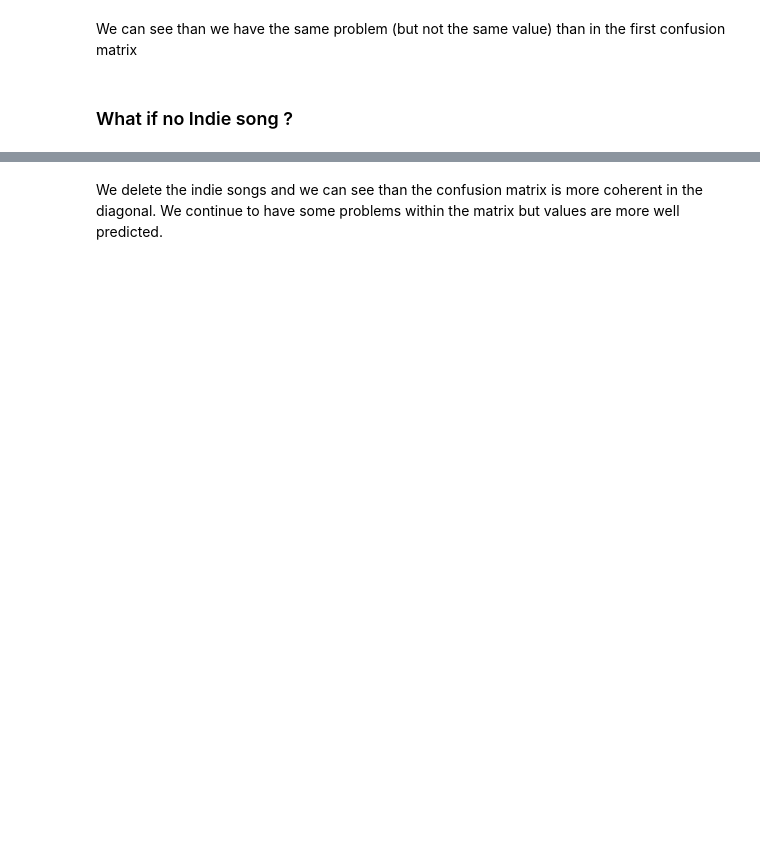
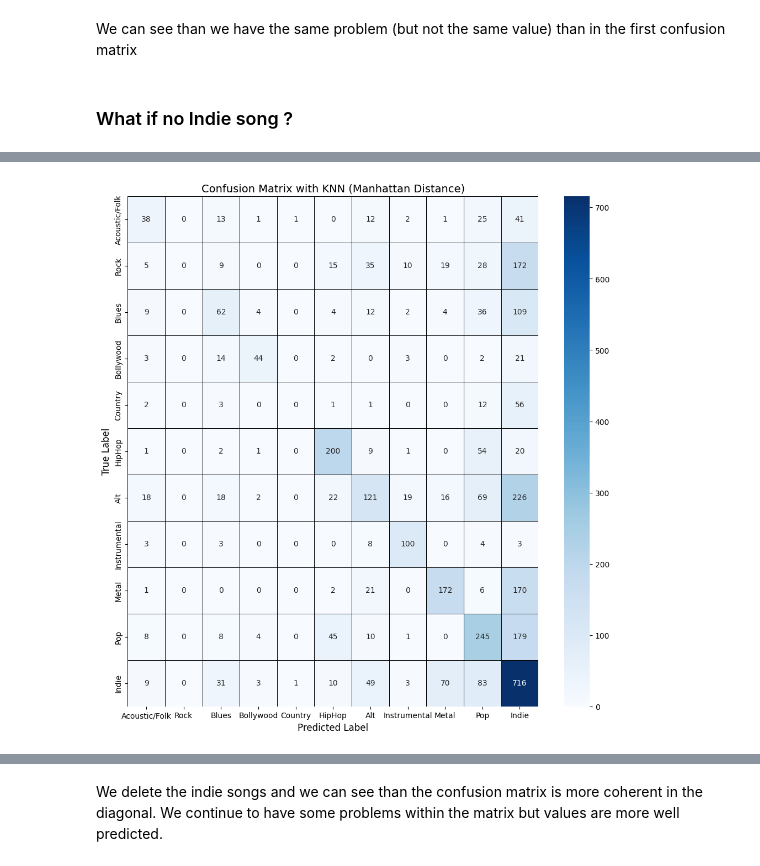
Before and after one commit to Hugo-Leyx-valade/projet-ML, a Jupyter notebook: Untitled1.ipynb, the cells around one changed output, grey strips where cells are left out. Cells and saved outputs as stored; diff of their text form; code cells hidden in the pictures; blank space fills up the shorter version.

```diff
--- a/Untitled1.ipynb
+++ b/Untitled1.ipynb
@@ -759,8 +803,0 @@ Test set: (2610, 16)     (2610,)
-# %%
-from sklearn.metrics import accuracy_score
-
-accuracy = metrics.accuracy_score(y_test, y_pred)
-Precision = metrics.precision_score(y_test, y_pred, average='macro')
-Sensitivity_recall = metrics.recall_score(y_test, y_pred, average='macro')
-Specificity = metrics.recall_score(y_test, y_pred, average='macro')
-F1_score = metrics.f1_score(y_test, y_pred, average='macro')
@@ -816,0 +895,77 @@ support    513.000000  1097.000000  1039.000000  326.000000  299.000000
+# %%
+from sklearn.svm import SVC
+svm = SVC(kernel='linear')
+
+
+class_mapping = [
+    "Acoustic/Folk",  # Class 0
+    "Rock",           # Class 1
+    "Blues",          # Class 2
+    "Bollywood",      # Class 3
+    "Country",        # Class 4
+    "HipHop",         # Class 5
+    "Alt",            # Class 6
+    "Instrumental",   # Class 7
+    "Metal",          # Class 8
+    "Pop",            # Class 9
+    "Indie"           # Class 10
+]
+X = df[['popularity', 'danceability', 'energy',
+'key', 'loudness', 'mode', 'speechiness', 'acousticness',
+'instrumentalness', 'liveness', 'valence', 'tempo',
+'duration_in_min/ms', 'time_signature', 'artist_name_cat',
+'track_name_cat']].values
+
+
+y = df['class'].values
+
+X = preprocessing.StandardScaler().fit(X).transform(X.astype(float))
+X_train, X_test, y_train, y_test = train_test_split(X, y, test_size=0.2, random_state=106)
+
+svm = SVC(kernel='linear')
+svm.fit(X,y)
+y_pred = svm.predict(X_test)
+
+df_X_test = pd.DataFrame(X_test, columns=['popularity', 'danceability', 'energy',
+'key', 'loudness', 'mode', 'speechiness', 'acousticness',
+'instrumentalness', 'liveness', 'valence', 'tempo',
+'duration_in_min/ms', 'time_signature', 'artist_name_cat',
+'track_name_cat'])
+
+df_y_pred = pd.DataFrame(y_pred, columns=['Class'])
+result_df = pd.concat([df_X_test, df_y_pred], axis=1)
+result_df.head(5)
+
+
+cm = confusion_matrix(y_test, y_pred)
+# Plot Confusion Matrix with Seaborn
+plt.figure(figsize=(12, 12))
+
+# Create a heatmap with annotations and color palette
+sns.heatmap(cm, annot=True, fmt='d', cmap='Blues', xticklabels=class_mapping, yticklabels=class_mapping,
+            cbar=True, linewidths=0.5, linecolor='black')
+
+# Titles and labels
+plt.title('Confusion Matrix with KNN (Manhattan Distance)', fontsize=14)
+plt.xlabel('Predicted Label', fontsize=12)
+plt.ylabel('True Label', fontsize=12)
+
+# Display the plot
+plt.xticks(rotation=0)
+plt.show()
+
+
+
+
+
+from sklearn.metrics import accuracy_score
+
+accuracy_SVM = metrics.accuracy_score(y_test, y_pred)
+Precision_SVM = metrics.precision_score(y_test, y_pred, average=None)
+Sensitivity_recall_SVM = metrics.recall_score(y_test, y_pred, average=None)
+Specificity_SVM = metrics.recall_score(y_test, y_pred, average=None)
+F1_score_SVM = metrics.f1_score(y_test, y_pred, average=None)
+
+print("Accuracy: ",accuracy, "\n\nPrecision: ",Precision, "\n\nSensitivity_recall: ",Sensitivity_recall, "\n\nSpecificity: ",Specificity, "\n\nF1_score: ",F1_score)
+# %% [output]
+[figure, added]
```
Also changed, not shown: parts of 7 cells of this notebook.
